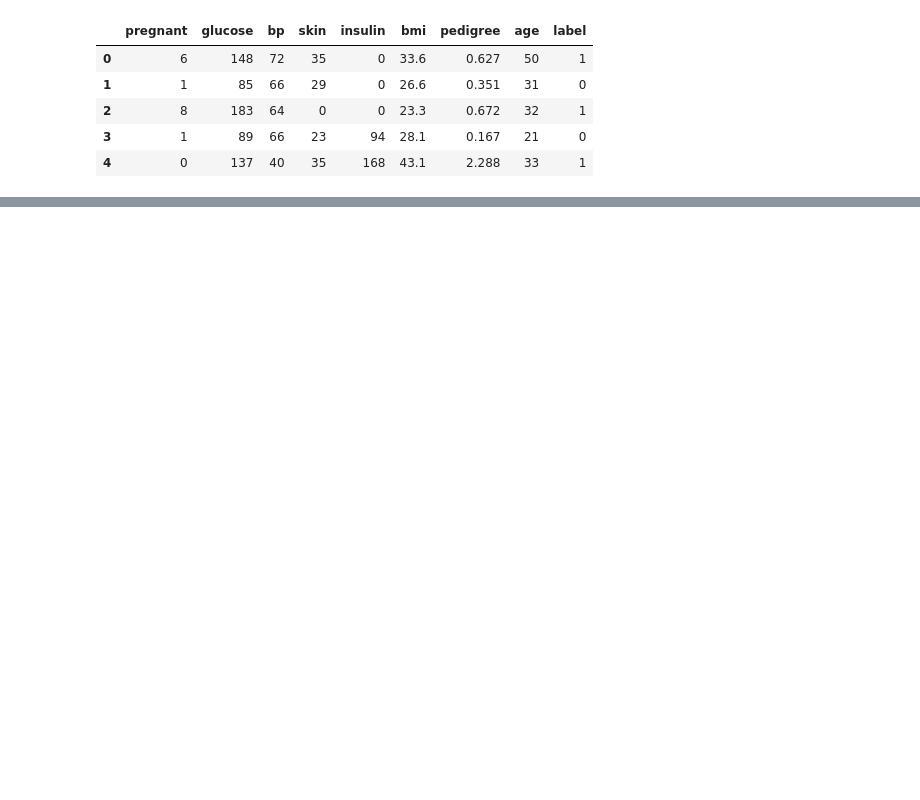
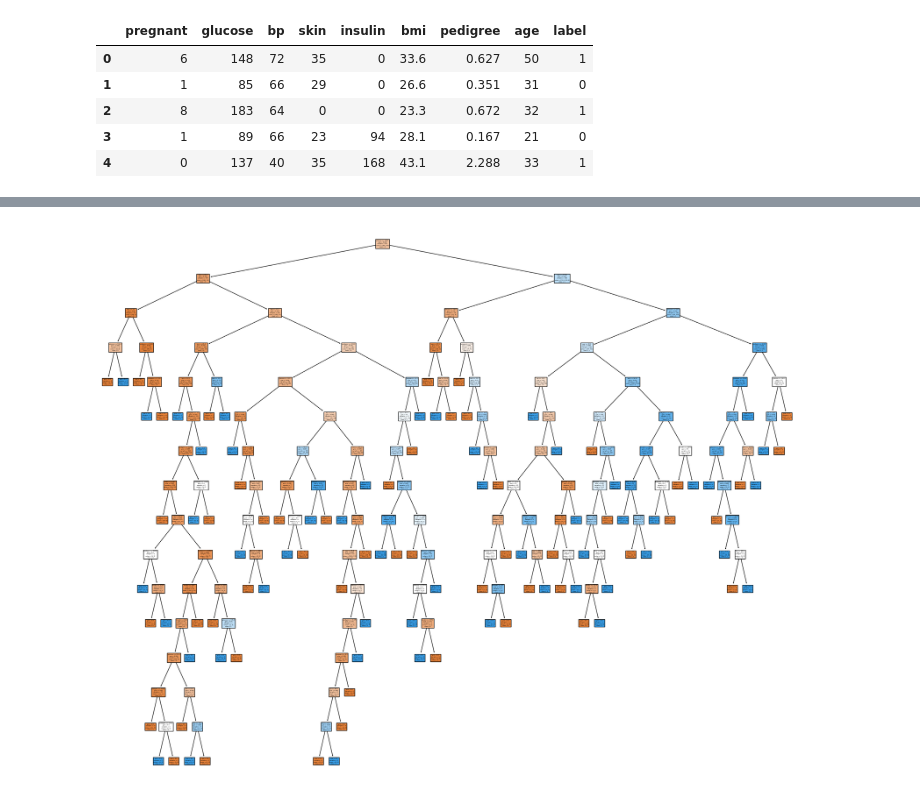
Before and after one commit to Pranav-Karra-3301/decision_tree_hello_world, a Jupyter notebook: main.ipynb, the cells around one changed output, grey strips where cells are left out. Drawn from its saved outputs; the diff is of its cells as text; code cells hidden in the pictures; blank space fills up the shorter version.

Commit message:
used matplotlib to plot the decision tree

```diff
--- a/main.ipynb
+++ b/main.ipynb
@@ -54,7 +31,7 @@ X_train, X_test, y_train, y_test = train_test_split(X, y, test_size=0.3, random_
 clf = DecisionTreeClassifier()
 
 # Train Decision Tree Classifer
-clf = clf.fit(X_train,y_train)
+model = clf.fit(X_train,y_train)
 
 #Predict the response for test dataset
 y_pred = clf.predict(X_test)
@@ -80,0 +76,9 @@ InvocationException: GraphViz's executables not found
+# %%
+# Visualize the tree
+figure = plt.figure(figsize=(25,20))
+_ = tree.plot_tree(clf,
+                   feature_names=feature_cols,
+                   class_names=['0', '1'],
+                   filled=True)
+# %% [output]
+[figure, added]
```
Also changed, not shown: parts of 7 cells of this notebook, 3 other files.
